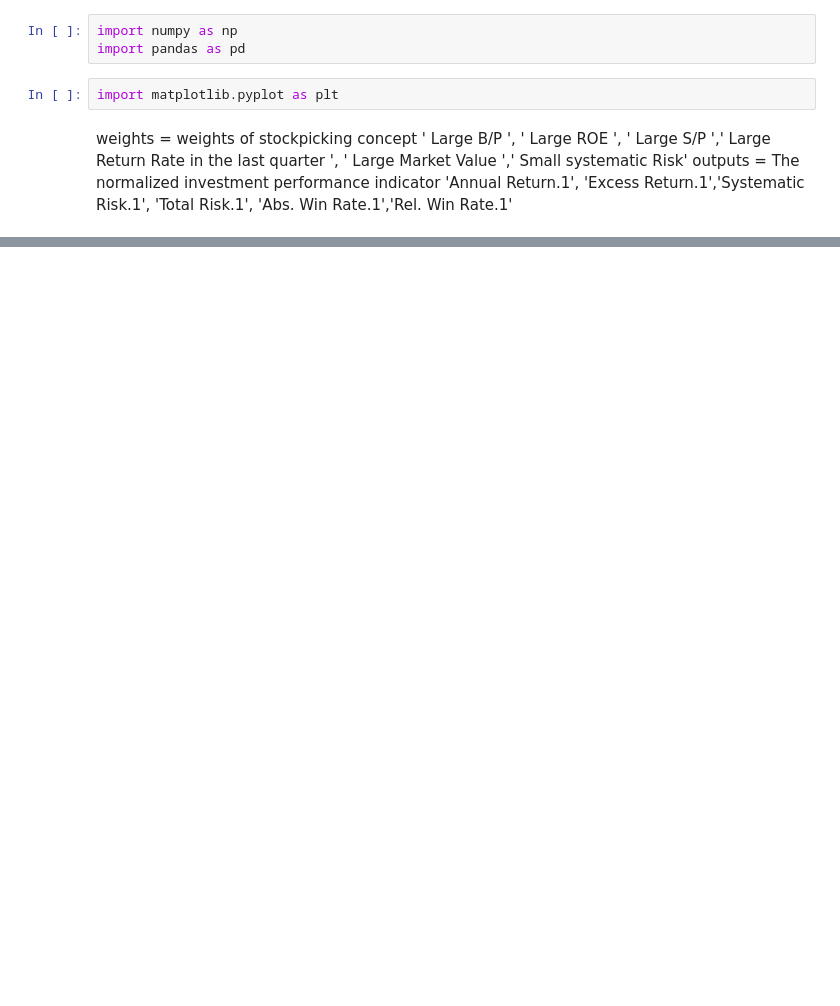
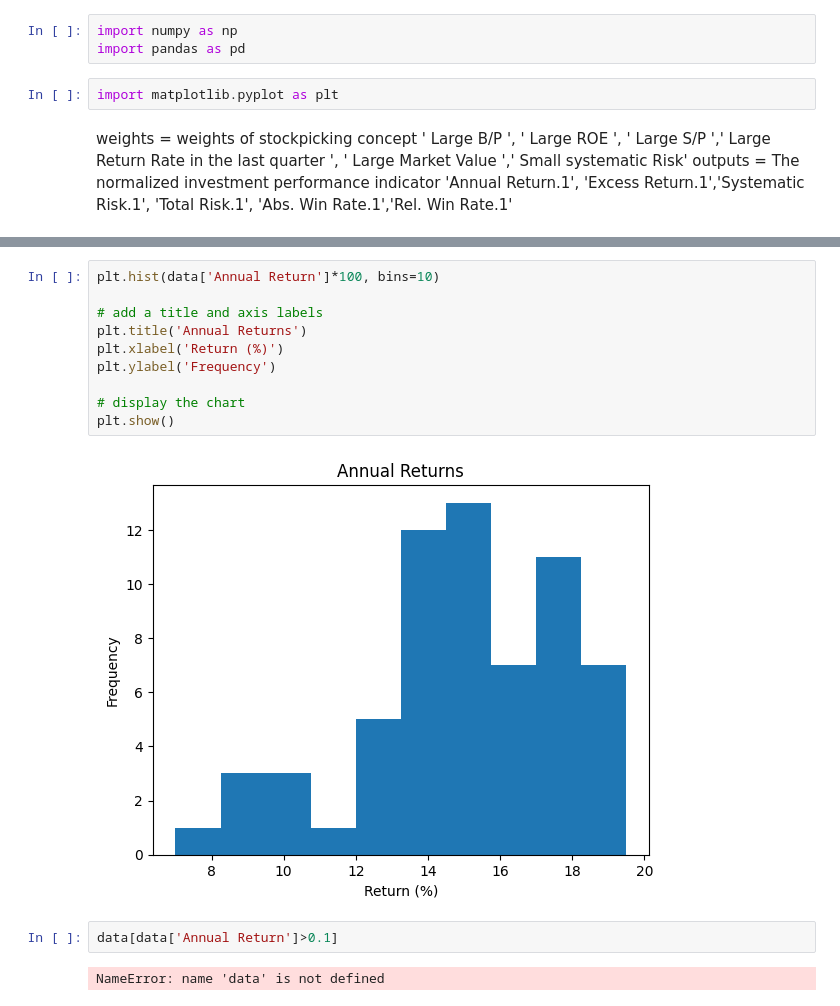
Before and after one commit to JaswanthKrishnaE/Stock-portfolio-analysis-using-multivariate-linear-regression, a Jupyter notebook: EDA.ipynb, the cells around one changed output, grey strips where cells are left out. Cells and saved outputs as stored; diff of their text form; blank space fills up the shorter version.

```diff
--- a/EDA.ipynb
+++ b/EDA.ipynb
@@ -66,0 +80,16 @@ influence = model.get_influence()
+# %%
+plt.hist(data['Annual Return']*100, bins=10)
+
+# add a title and axis labels
+plt.title('Annual Returns')
+plt.xlabel('Return (%)')
+plt.ylabel('Frequency')
+
+# display the chart
+plt.show()
+# %% [output]
+[figure, added]
+# %%
+data[data['Annual Return']>0.1]
+# %% [output]
+NameError: name 'data' is not defined
```
Also changed, not shown: parts of 24 cells of this notebook.
